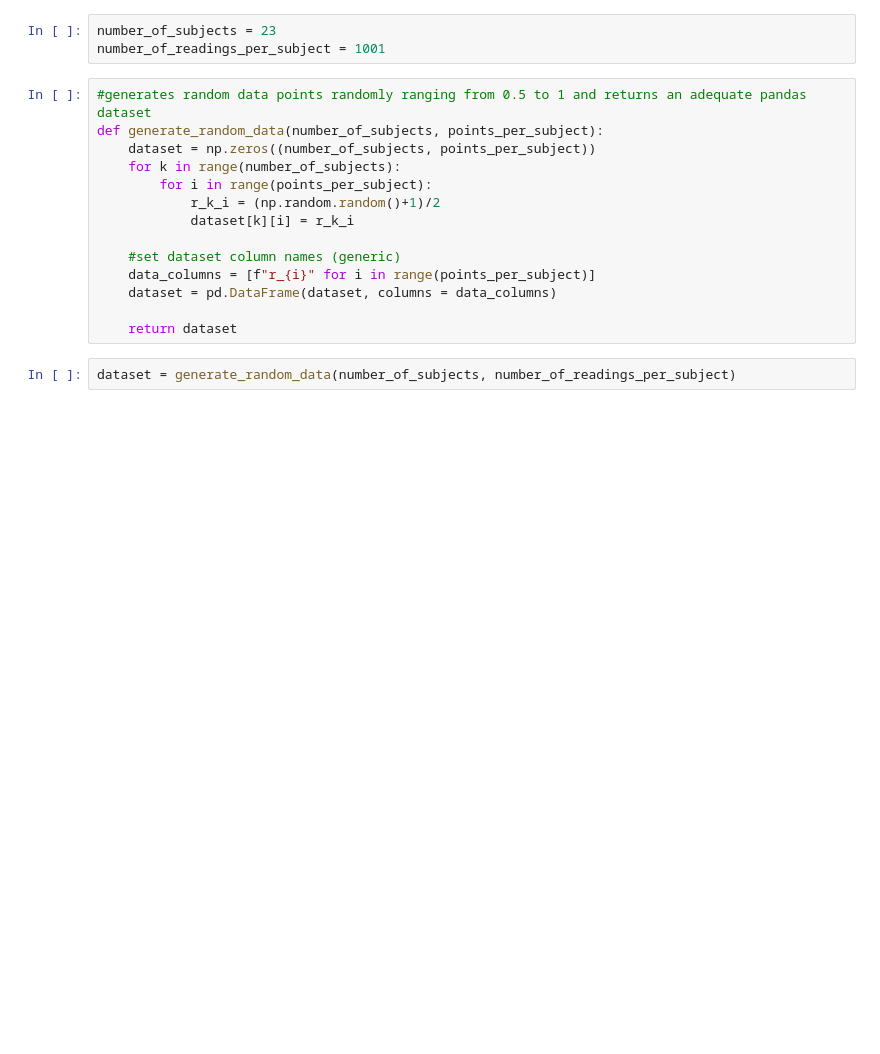
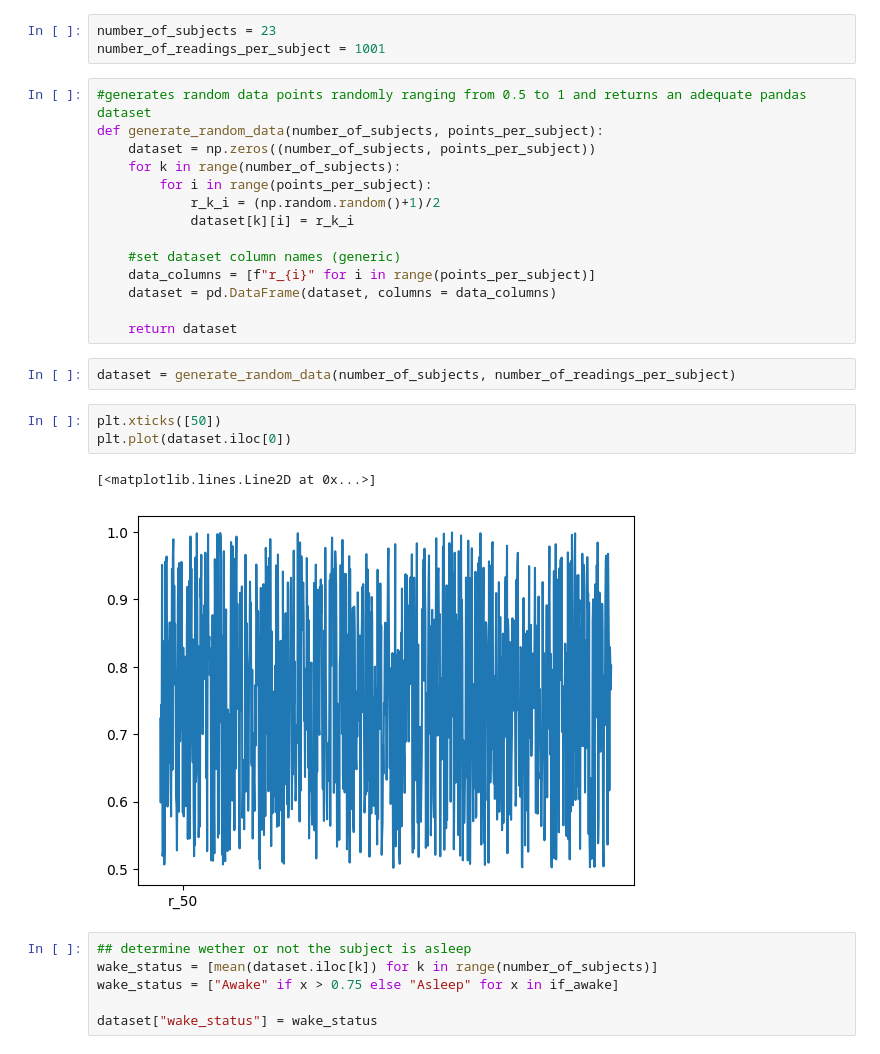
Before and after one commit to ZmijaZ/Sleep-Wake-classification, a Jupyter notebook: data_generation.ipynb, the cells around one changed output. Drawn from its saved outputs; the diff is of its cells as text; blank space fills up the shorter version.

Commit message:
Data generation Add computation of mean of the subjects' r_i points in order to determine whether or not the subject is asleep or awake

```diff
--- a/data_generation.ipynb
+++ b/data_generation.ipynb
@@ -20,3 +22,15 @@ def generate_random_data(number_of_subjects, points_per_subject):
     return dataset
 # %%
 dataset = generate_random_data(number_of_subjects, number_of_readings_per_subject)
+# %%
+plt.xticks([50])
+plt.plot(dataset.iloc[0])
+# %% [output]
+[<matplotlib.lines.Line2D at 0x...>]
+[figure, added]
+# %%
+## determine wether or not the subject is asleep
+wake_status = [mean(dataset.iloc[k]) for k in range(number_of_subjects)]
+wake_status = ["Awake" if x > 0.75 else "Asleep" for x in if_awake]
+
+dataset["wake_status"] = wake_status
```
Also changed, not shown: parts of 2 cells of this notebook.
